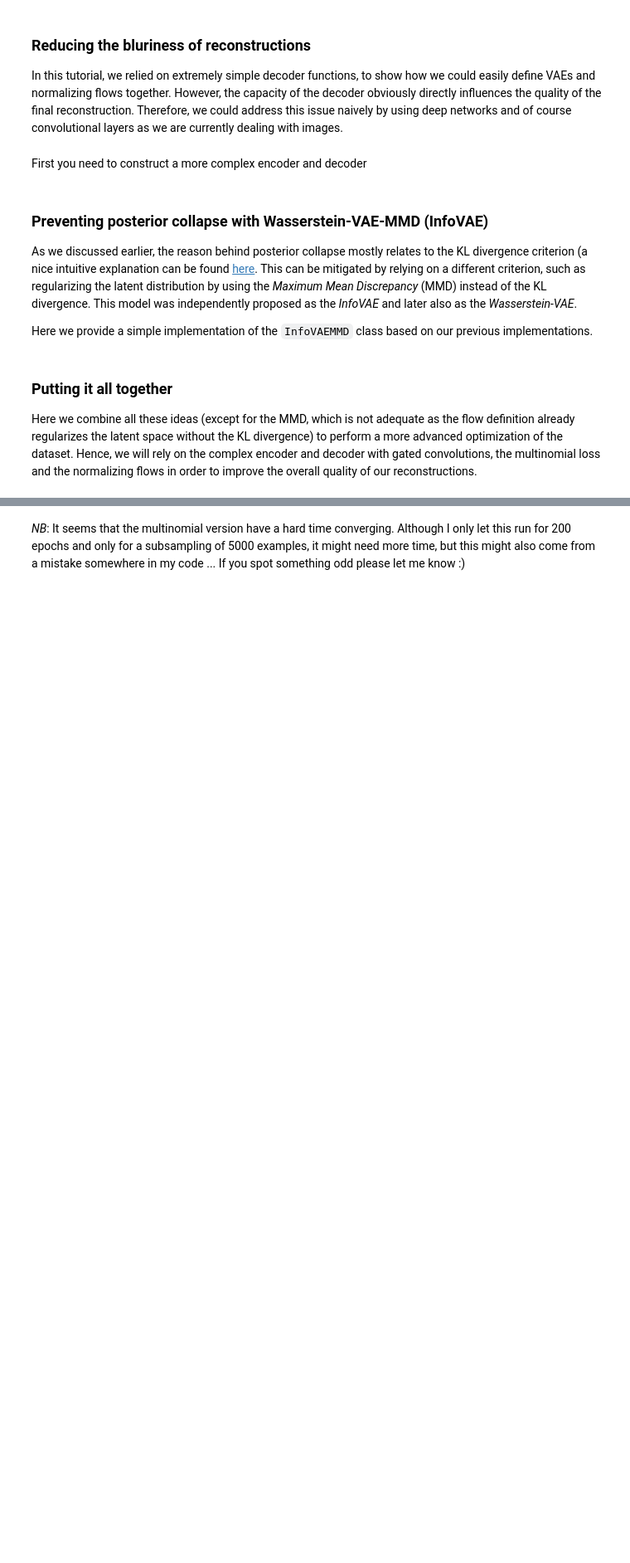
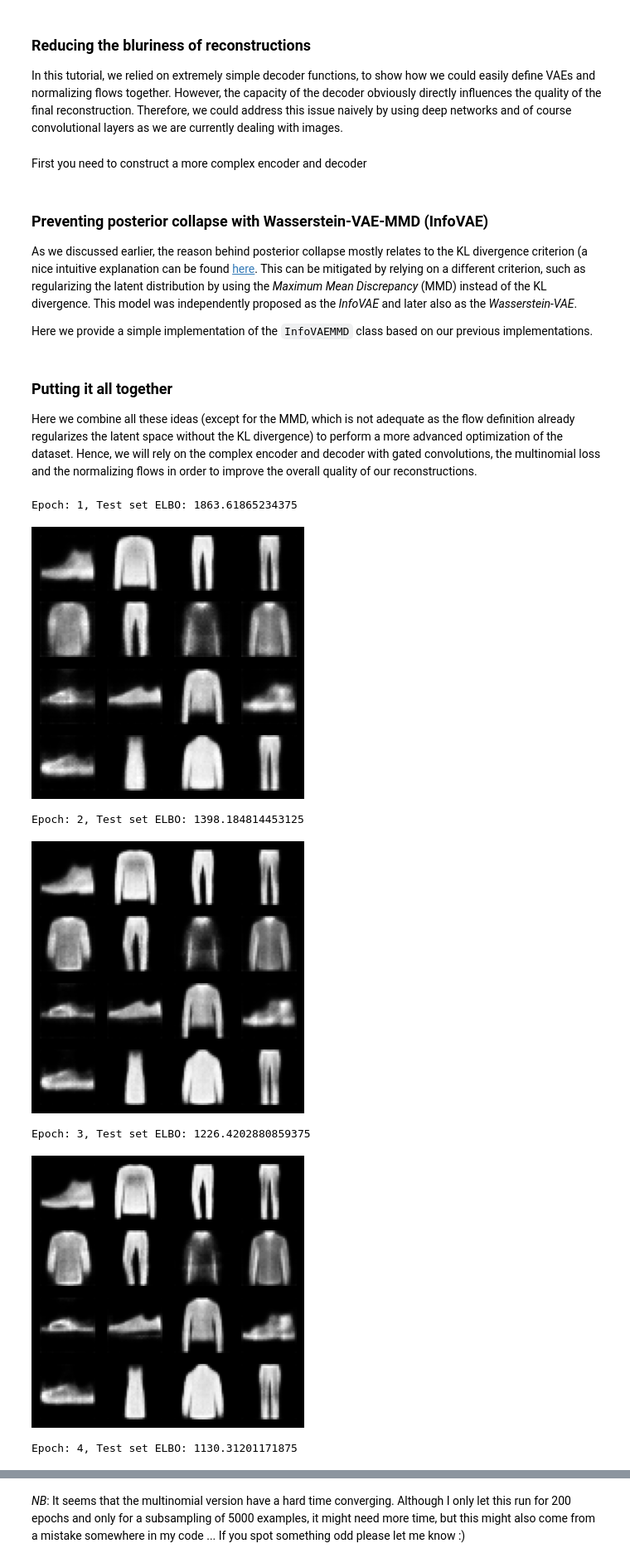
Before and after one commit to PierreChouteau/atiam_ml, a Jupyter notebook: 10a_variational_auto_encoders.ipynb, the cells around one changed output, grey strips where cells are left out. Shown at 83% size. Saved outputs shown, nothing was run; the diff lists cells and outputs as text; code cells hidden in the pictures; blank space fills up the shorter version.

```diff
--- a/10a_variational_auto_encoders.ipynb
+++ b/10a_variational_auto_encoders.ipynb
@@ -581,0 +639,53 @@ losses_flow_param = ...
+# %%
+def compute_loss_flow(model, x):
+
+    # regularization donnée ici: https://ermongroup.github.io/blog/a-tutorial-on-mmd-variational-autoencoders/
+    l = 500
+
+    y_pred, mmd = model(x)
+    recons_loss = recons_criterion(y_pred, x)
+
+    full_loss = recons_loss + mmd * l
+    return full_loss
+# %%
+# Launch our optimization
+epochs=50
+test_sample = imgs_test[0:16, :, :, :]
+losses_flow = []
+
+for epoch in range(1, epochs + 1):
+    full_loss_flow = 0
+
+    # Forward pass: compute predicted y by passing x to the model.
+    for i, (x, _) in enumerate(train_loader):
+
+        # Pass model and data to the device (GPU or CPU)
+        model_flow_p = model_flow_p.to(device)
+        x = x.to(device)
+
+        # forward the model
+        y_pred, mmd = model_flow_p(x)
+
+        # compute loss
+        loss_flow = compute_loss_flow(model_flow_p, x)
+
+        # Before the backward pass, zero all of the network gradients
+        optimizer_flow_p.zero_grad()
+
+        # Backward pass: compute gradient of the loss with respect to parameters
+        loss_flow.backward()
+
+        # Calling the step function to update the parameters
+        optimizer_flow_p.step()
+
+    print('Epoch: {}, Test set ELBO: {}'.format(epoch, loss_flow))
+    losses_flow.append(loss_flow.detach().cpu().numpy())
+    generate_and_save_images(model_flow_p, epoch, test_sample)
+# %% [output]
+Epoch: 1, Test set ELBO: 1863.61865234375
+[figure, added]
+Epoch: 2, Test set ELBO: 1398.184814453125
+[figure, added]
+Epoch: 3, Test set ELBO: 1226.4202880859375
+[figure, added]
+Epoch: 4, Test set ELBO: 1130.31201171875
```
Also changed, not shown: parts of 18 cells of this notebook, 1 other file.
